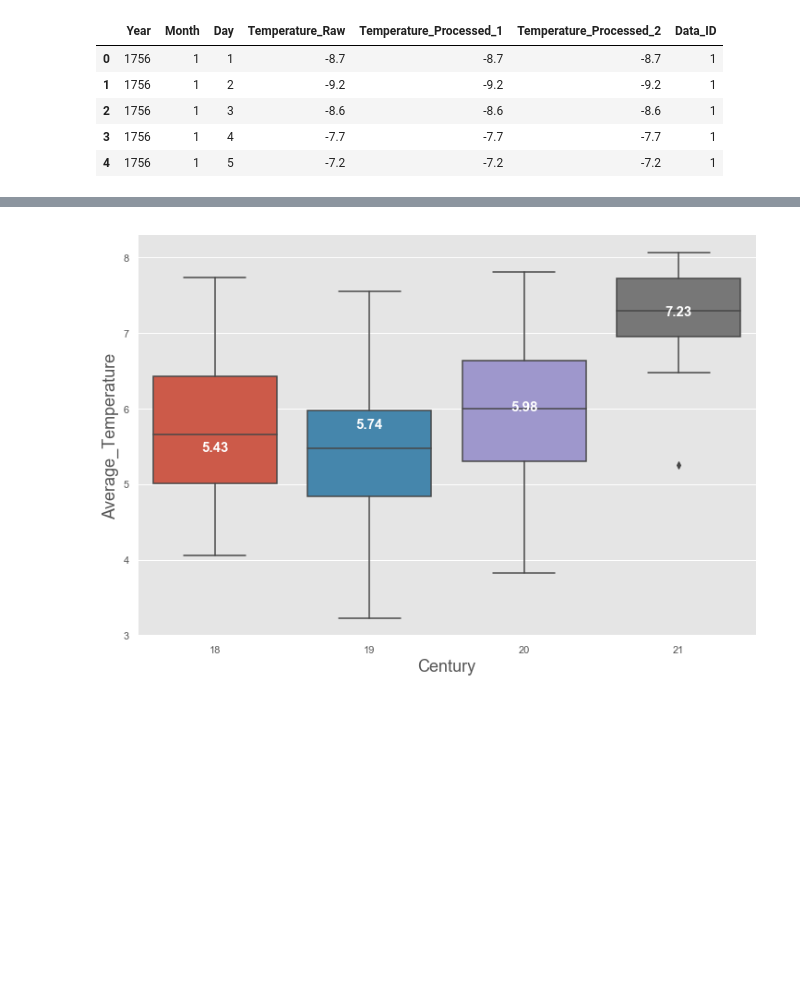
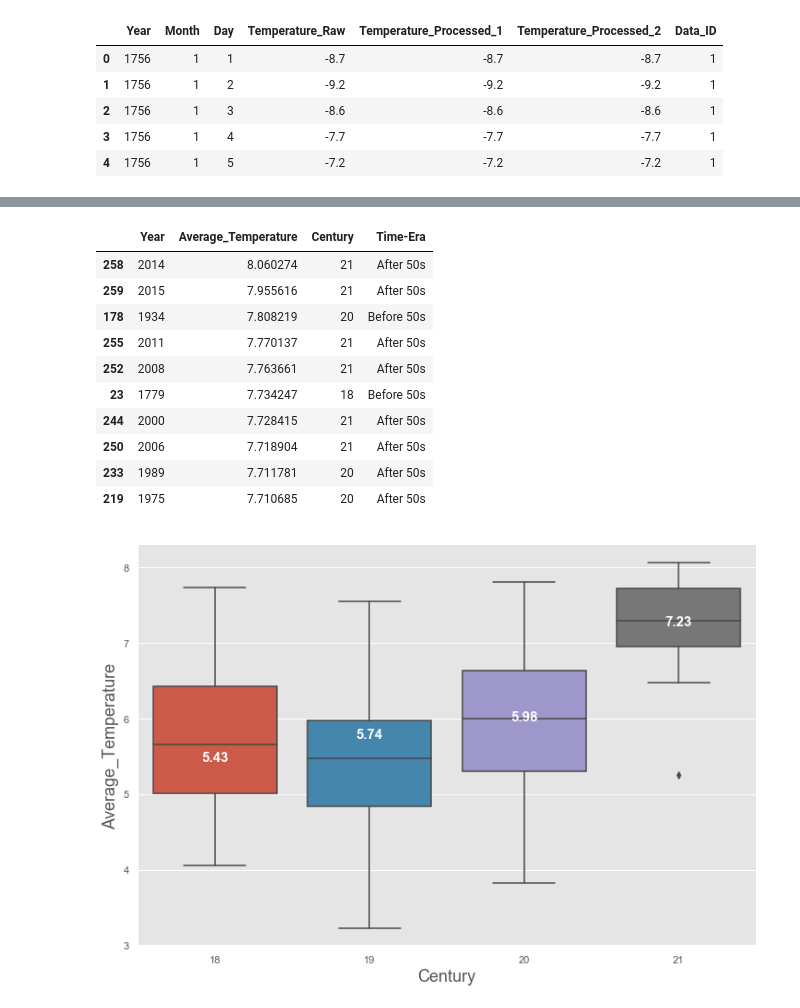
Before and after one commit to Schots/Stockholm-Temperatures, a Jupyter notebook: Stockholm Average Temperatures - Hypothesis Testing.ipynb, the cells around one changed output, grey strips where cells are left out. Saved outputs shown, nothing was run; the diff lists cells and outputs as text; code cells hidden in the pictures; blank space fills up the shorter version.

```diff
--- a/Stockholm Average Temperatures - Hypothesis Testing.ipynb
+++ b/Stockholm Average Temperatures - Hypothesis Testing.ipynb
@@ -66,3 +66,17 @@ temperatures_yearly.sample(10)
+# %%
+temperatures_yearly.sort_values('Average_Temperature',ascending=False).head(10)
+# %% [output]
+|  | Year | Average_Temperature | Century | Time-Era |
+| 258 | 2014 | 8.060274 | 21 | After 50s |
+| 259 | 2015 | 7.955616 | 21 | After 50s |
+| 178 | 1934 | 7.808219 | 20 | Before 50s |
+| 255 | 2011 | 7.770137 | 21 | After 50s |
+| 252 | 2008 | 7.763661 | 21 | After 50s |
+| 23 | 1779 | 7.734247 | 18 | Before 50s |
+| 244 | 2000 | 7.728415 | 21 | After 50s |
+| 250 | 2006 | 7.718904 | 21 | After 50s |
+| 233 | 1989 | 7.711781 | 20 | After 50s |
+| 219 | 1975 | 7.710685 | 20 | After 50s |
 # %%
 ax = sns.boxplot(x = 'Century', y = 'Average_Temperature', data = temperatures_yearly)
 medians = temperatures_yearly.groupby('Century')['Average_Temperature'].mean().sort_values(ascending = True).values
```
Also changed, not shown: parts of 3 cells of this notebook.
